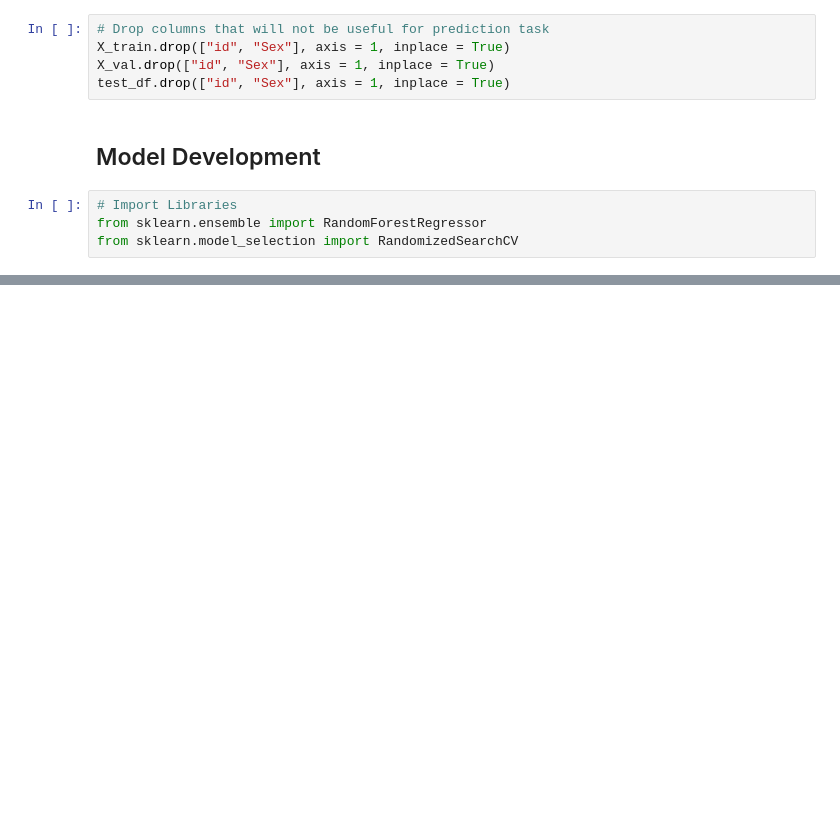
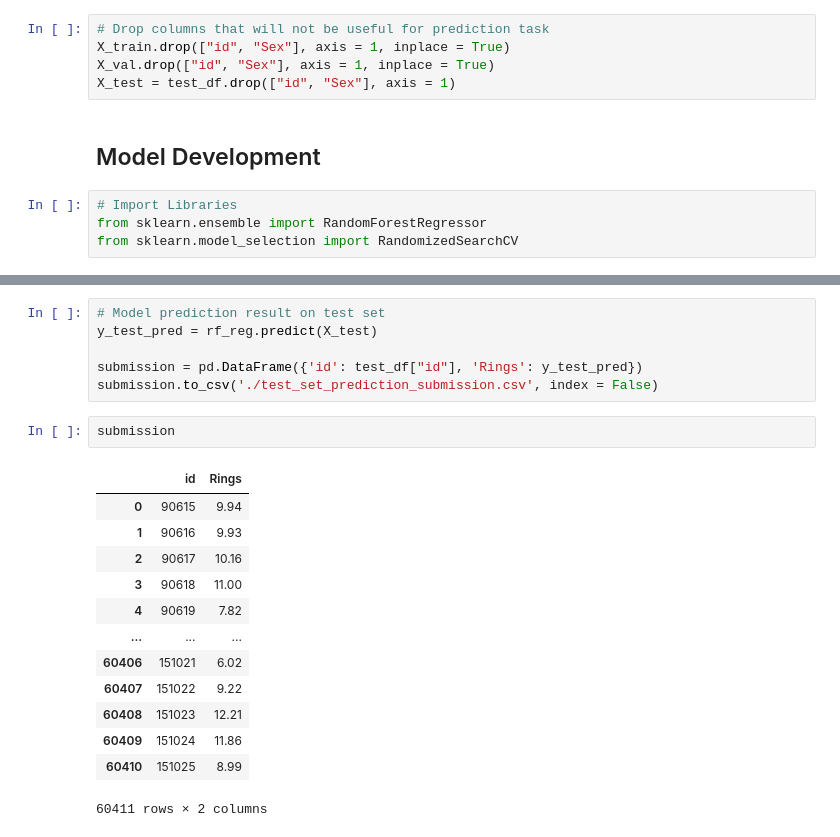
Before and after one commit to BryanKongXJ/Abalone_Rings_Prediction, a Jupyter notebook: Abalone_notebook.ipynb, the cells around one changed output, grey strips where cells are left out. Drawn from its saved outputs; the diff is of its cells as text; blank space fills up the shorter version.

```diff
--- a/Abalone_notebook.ipynb
+++ b/Abalone_notebook.ipynb
@@ -131,7 +163,7 @@ X_train
 # Drop columns that will not be useful for prediction task
 X_train.drop(["id", "Sex"], axis = 1, inplace = True)
 X_val.drop(["id", "Sex"], axis = 1, inplace = True)
-test_df.drop(["id", "Sex"], axis = 1, inplace = True)
+X_test = test_df.drop(["id", "Sex"], axis = 1)
 # %% [markdown]
 ## Model Development
 # %%
@@ -156,0 +254,22 @@ R^2 (val): 0.6484721626710737
+# %%
+# Model prediction result on test set
+y_test_pred = rf_reg.predict(X_test)
+
+submission = pd.DataFrame({'id': test_df["id"], 'Rings': y_test_pred})
+submission.to_csv('./test_set_prediction_submission.csv', index = False)
+# %%
+submission
+# %% [output]
+|  | id | Rings |
+| 0 | 90615 | 9.94 |
+| 1 | 90616 | 9.93 |
+| 2 | 90617 | 10.16 |
+| 3 | 90618 | 11.00 |
+| 4 | 90619 | 7.82 |
+| ... | ... | ... |
+| 60406 | 151021 | 6.02 |
+| 60407 | 151022 | 9.22 |
+| 60408 | 151023 | 12.21 |
+| 60409 | 151024 | 11.86 |
+| 60410 | 151025 | 8.99 |
+60411 rows × 2 columns
```
Also changed, not shown: parts of 13 cells of this notebook.
